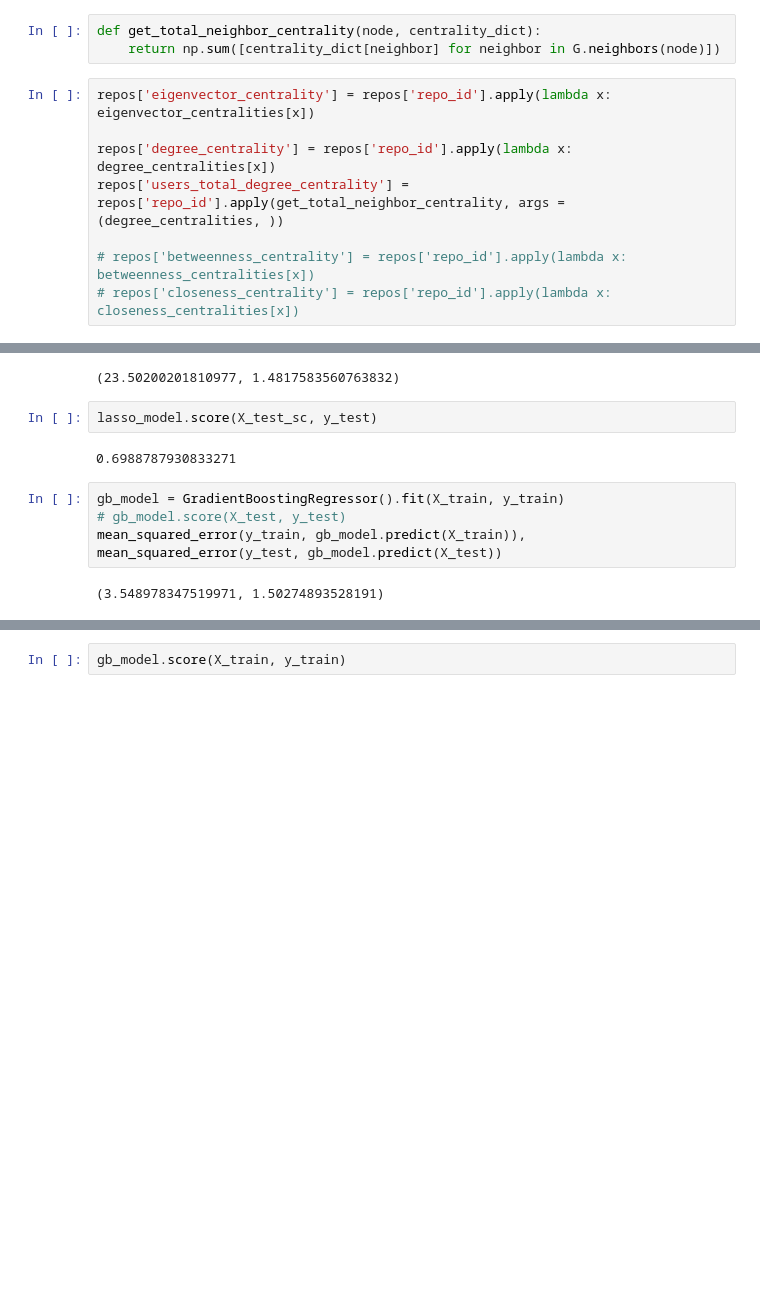
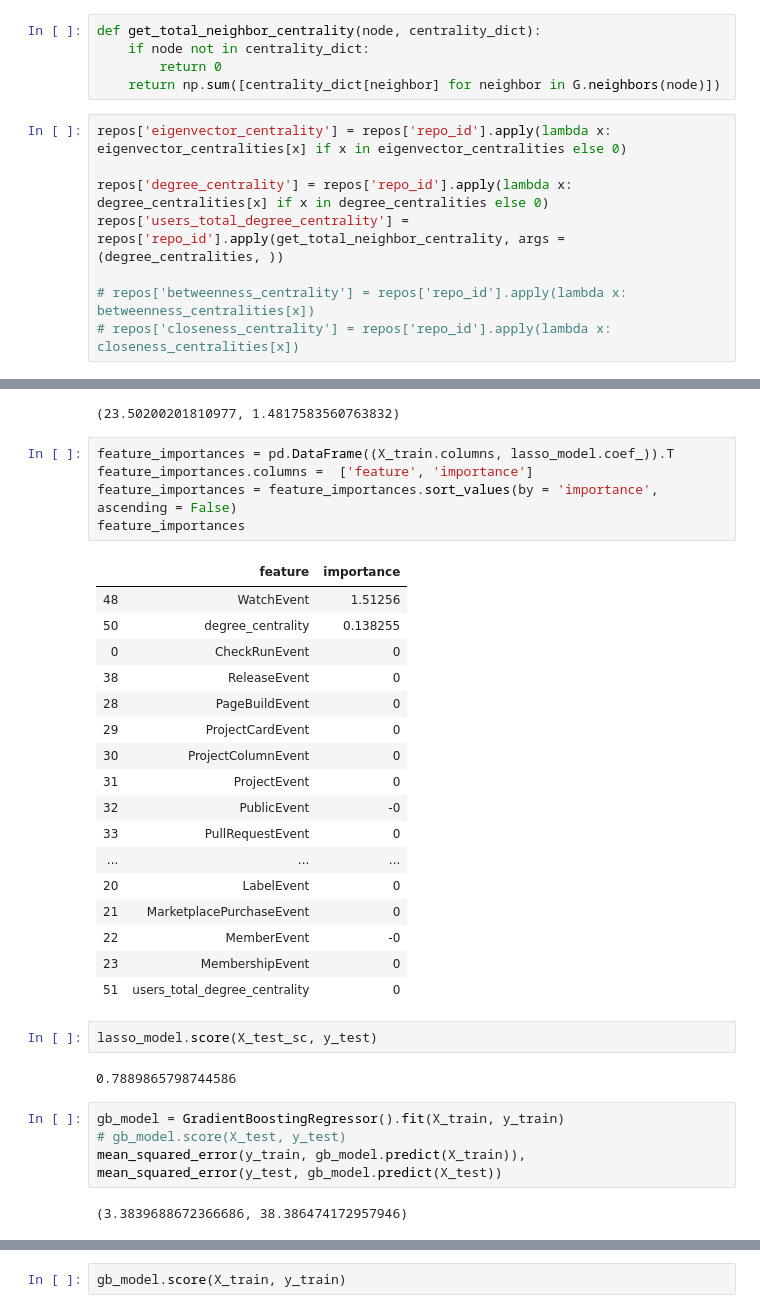
Before and after one commit to mzhangyb/Github-Network-Prediction, a Jupyter notebook: notebooks/model_fitting.ipynb, the cells around one changed output, grey strips where cells are left out. Drawn from its saved outputs; the diff is of its cells as text; blank space fills up the shorter version.

```diff
--- a/notebooks/model_fitting.ipynb
+++ b/notebooks/model_fitting.ipynb
@@ -43,11 +56,13 @@ degree_centralities = nx.degree_centrality(G)
 # closeness_centralities = nx.closeness_centrality(G)
 # %%
 def get_total_neighbor_centrality(node, centrality_dict):
+    if node not in centrality_dict:
+        return 0
     return np.sum([centrality_dict[neighbor] for neighbor in G.neighbors(node)])
 # %%
-repos['eigenvector_centrality'] = repos['repo_id'].apply(lambda x: eigenvector_centralities[x])
+repos['eigenvector_centrality'] = repos['repo_id'].apply(lambda x: eigenvector_centralities[x] if x in eigenvector_centralities else 0)
 
-repos['degree_centrality'] = repos['repo_id'].apply(lambda x: degree_centralities[x])
+repos['degree_centrality'] = repos['repo_id'].apply(lambda x: degree_centralities[x] if x in degree_centralities else 0)
 repos['users_total_degree_centrality'] = repos['repo_id'].apply(get_total_neighbor_centrality, args = (degree_centralities, ))
 
 # repos['betweenness_centrality'] = repos['repo_id'].apply(lambda x: betweenness_centralities[x])
@@ -128,16 +143,39 @@ lasso_model = Lasso().fit(X_train_sc, y_train)
 mean_squared_error(y_train, lasso_model.predict(X_train_sc)), mean_squared_error(y_test, lasso_model.predict(X_test_sc))
 # %% [output]
 (23.50200201810977, 1.4817583560763832)
+# %%
+feature_importances = pd.DataFrame((X_train.columns, lasso_model.coef_)).T
+feature_importances.columns =  ['feature', 'importance']
+feature_importances = feature_importances.sort_values(by = 'importance', ascending = False)
+feature_importances
+# %% [output]
+|  | feature | importance |
+| 48 | WatchEvent | 1.51256 |
+| 50 | degree_centrality | 0.138255 |
+| 0 | CheckRunEvent | 0 |
+| 38 | ReleaseEvent | 0 |
+| 28 | PageBuildEvent | 0 |
+| 29 | ProjectCardEvent | 0 |
+| 30 | ProjectColumnEvent | 0 |
+| 31 | ProjectEvent | 0 |
+| 32 | PublicEvent | -0 |
+| 33 | PullRequestEvent | 0 |
+| ... | ... | ... |
+| 20 | LabelEvent | 0 |
+| 21 | MarketplacePurchaseEvent | 0 |
+| 22 | MemberEvent | -0 |
+| 23 | MembershipEvent | 0 |
+| 51 | users_total_degree_centrality | 0 |
 # %%
 lasso_model.score(X_test_sc, y_test)
 # %% [output]
-0.6988787930833271
+0.7889865798744586
 # %%
 gb_model = GradientBoostingRegressor().fit(X_train, y_train)
 # gb_model.score(X_test, y_test)
 mean_squared_error(y_train, gb_model.predict(X_train)), mean_squared_error(y_test, gb_model.predict(X_test))
 # %% [output]
-(3.548978347519971, 1.50274893528191)
+(3.3839688672366686, 38.386474172957946)
 # %%
 rf_model = RandomForestRegressor().fit(X_train, y_train)
 # gb_model.score(X_test, y_test)
```
Also changed, not shown: parts of 3 cells of this notebook, 3 other files.
